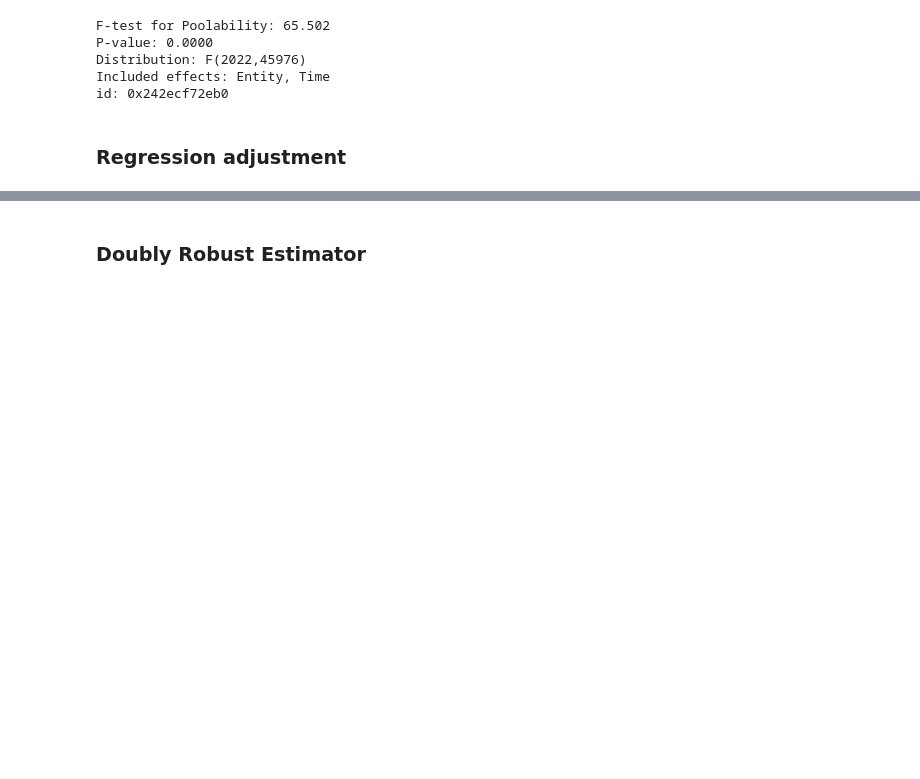
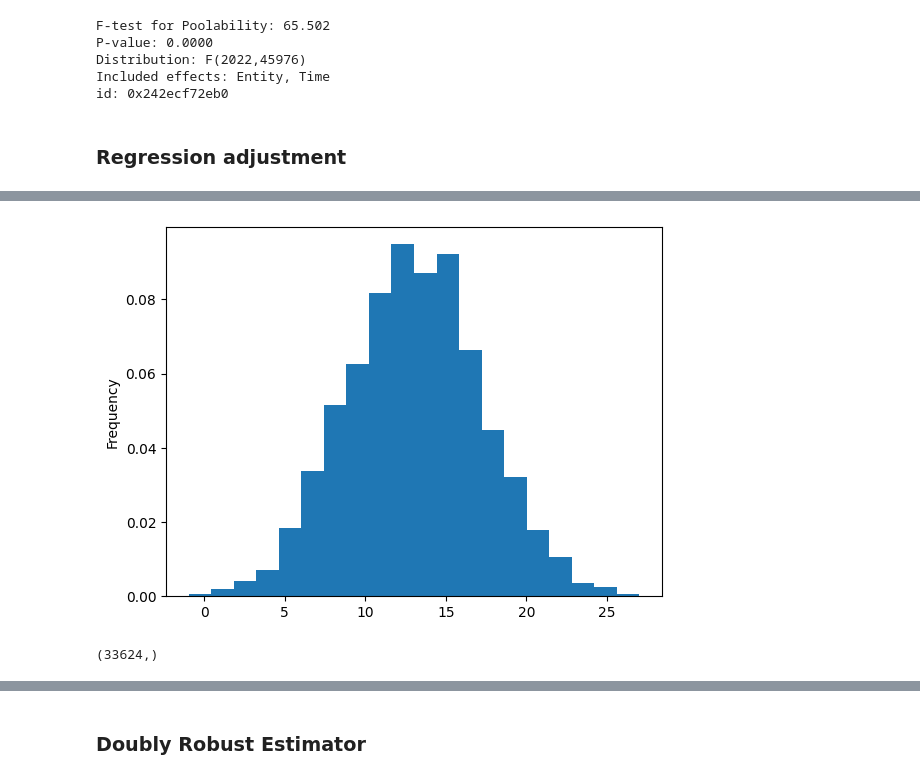
Before and after one commit to Nathcappennani24/econometrictheory2_psets, a Jupyter notebook: PSET1_part5.ipynb, the cells around one changed output, grey strips where cells are left out. Drawn from its saved outputs; the diff is of its cells as text; code cells hidden in the pictures; blank space fills up the shorter version.

```diff
--- a/PSET1_part5.ipynb
+++ b/PSET1_part5.ipynb
@@ -87,3 +93,6 @@ df_delta_prod = df_delta_prod.dropna()
+# %%
+worker_prod_dic = delta_prod_per_worker.to_dict()
+df_delta_prod["delta_prod"] = df_delta_prod["worker_id"].map(worker_prod_dic)
 # %%
 covariates_name = ['female', 'mothers_educ', 'technical', 'immigrant',
                    'base_productivity', 'tenure', 'prev_performance',
@@ -98,4 +107,12 @@ df_delta_control = df_delta_control.set_index(["worker_id", "period"])
 
 y_delta_control = df_delta_control["delta_prod"]
 X_delta_control = sm.add_constant(df_delta_control[covariates_name])
+# %%
+y_delta_control.plot.hist(bins = 20, density = True);
+# %% [output]
+[figure, added]
+# %%
+y_delta_control.shape
+# %% [output]
+(33624,)
 # %%
```
Also changed, not shown: parts of 14 cells of this notebook.
